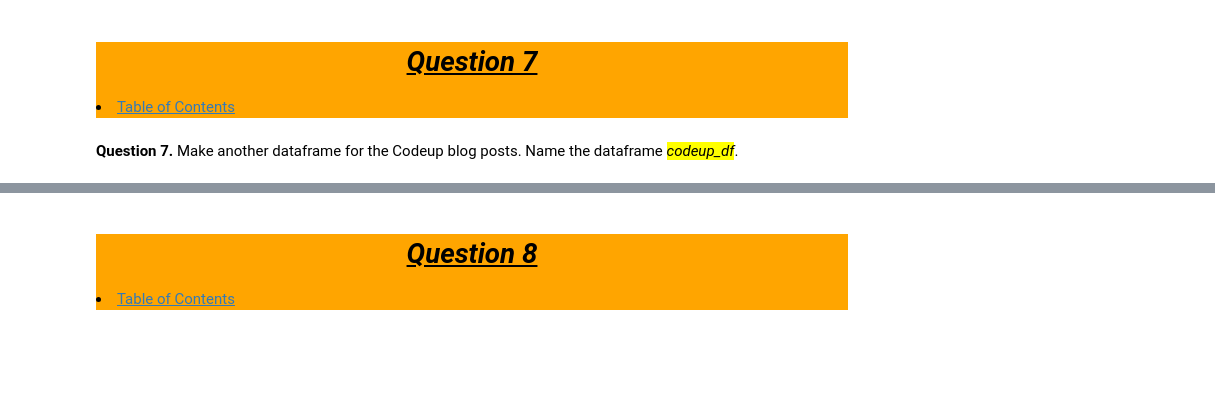
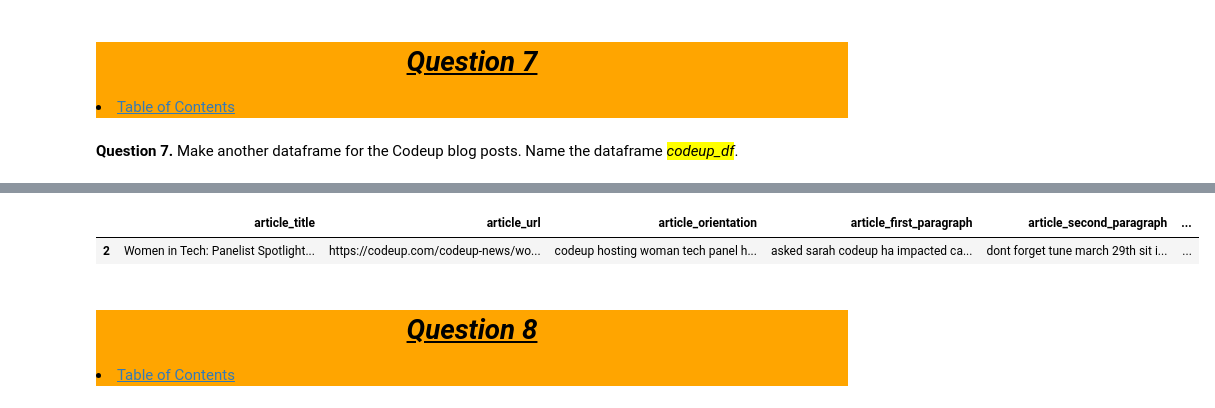
Before and after one commit to Jared-Wood135/natural-language-processing-exercises, a Jupyter notebook: prepare.ipynb, the cells around one changed output, grey strips where cells are left out. Drawn from its saved outputs; the diff is of its cells as text; code cells hidden in the pictures; blank space fills up the shorter version.

```diff
--- a/prepare.ipynb
+++ b/prepare.ipynb
@@ -119,3 +379,9 @@ This function should define two optional parameters, <mark><i>extra_words</i></m
+# %%
+function_codeup_df = p.prepare_blog_articles()
+function_codeup_df.sample()
+# %% [output]
+|  | article_title | article_url | article_orientation | article_first_paragraph | article_second_paragraph | ... |
+| 2 | Women in Tech: Panelist Spotlight... | https://codeup.com/codeup-news/wo... | codeup hosting woman tech panel h... | asked sarah codeup ha impacted ca... | dont forget tune march 29th sit i... | ... |
 # %% [markdown]
 <div style='background-color : orange'>
 <a id='q8'></a>
```
Also changed, not shown: parts of 28 cells of this notebook, 1 other file.
